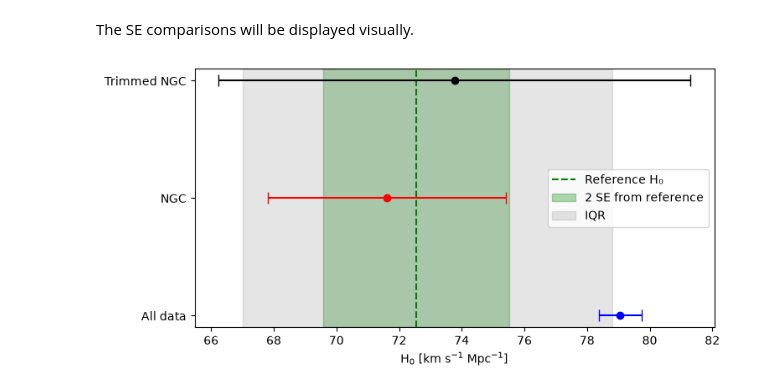
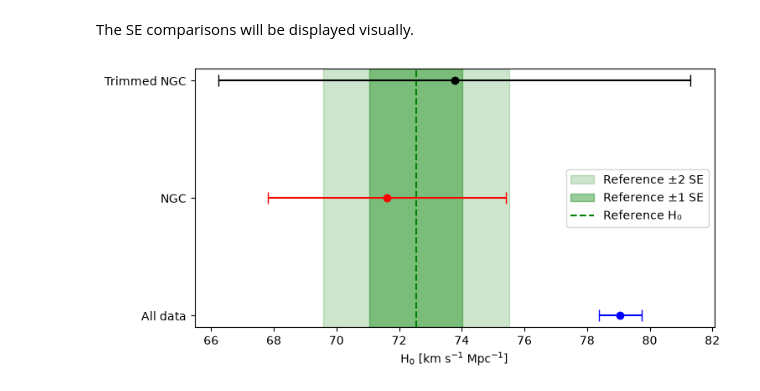
Before and after one commit to LucasCairnes/data_science_exercise_1, a Jupyter notebook: task_b.ipynb, the cells around one changed output. Drawn from its saved outputs; the diff is of its cells as text; code cells hidden in the pictures.

```diff
--- a/task_b.ipynb
+++ b/task_b.ipynb
@@ -242,18 +242,19 @@ The SE comparisons will be displayed visually.
 # %%
 labels = {"all": "All data", "ngc": "NGC", "ngc_trimmed": "Trimmed NGC"}
 colours = {"all": "blue", "ngc": "red", "ngc_trimmed": "black"}
 
 fig, ax = plt.subplots(figsize=(8, 4))
+
+ax.axvspan(reference_h0 - 2 * reference_h0_se, reference_h0 + 2 * reference_h0_se, color="green", alpha=0.2, label="Reference ±2 SE")
+ax.axvspan(reference_h0 - reference_h0_se, reference_h0 + reference_h0_se, color="green", alpha=0.4, label="Reference ±1 SE")
 ax.axvline(reference_h0, color="green", linestyle="--", label="Reference H₀")
-ax.axvspan(reference_h0 - 2 * reference_h0_se, reference_h0 + 2 * reference_h0_se, color="green", alpha=0.3, label="2 SE from reference")
-ax.axvspan(q1, q3, color="grey", alpha=0.2, label="IQR")
 
 for i, (subset, h0, se) in enumerate(zip(hubble1_results["subset"], hubble1_results["H0"], hubble1_results["se"])):
     ax.errorbar(h0, i, xerr=2*se, fmt="o", capsize=5, color=colours[subset])
 
-ax.set_yticks(range(len(huddbble1_results)), [labels[s] for s in hubble1_results["subset"]])
+ax.set_yticks(range(len(hubble1_results)), [labels[s] for s in hubble1_results["subset"]])
 ax.set_xlabel("H$_0$ [km s$^{-1}$ Mpc$^{-1}$]")
 ax.legend(loc="right")
 plt.show()
 # %% [output]
-[figure, old version]
+[figure, new version]
```
Also changed, not shown: parts of 4 cells of this notebook, 1 other file.
